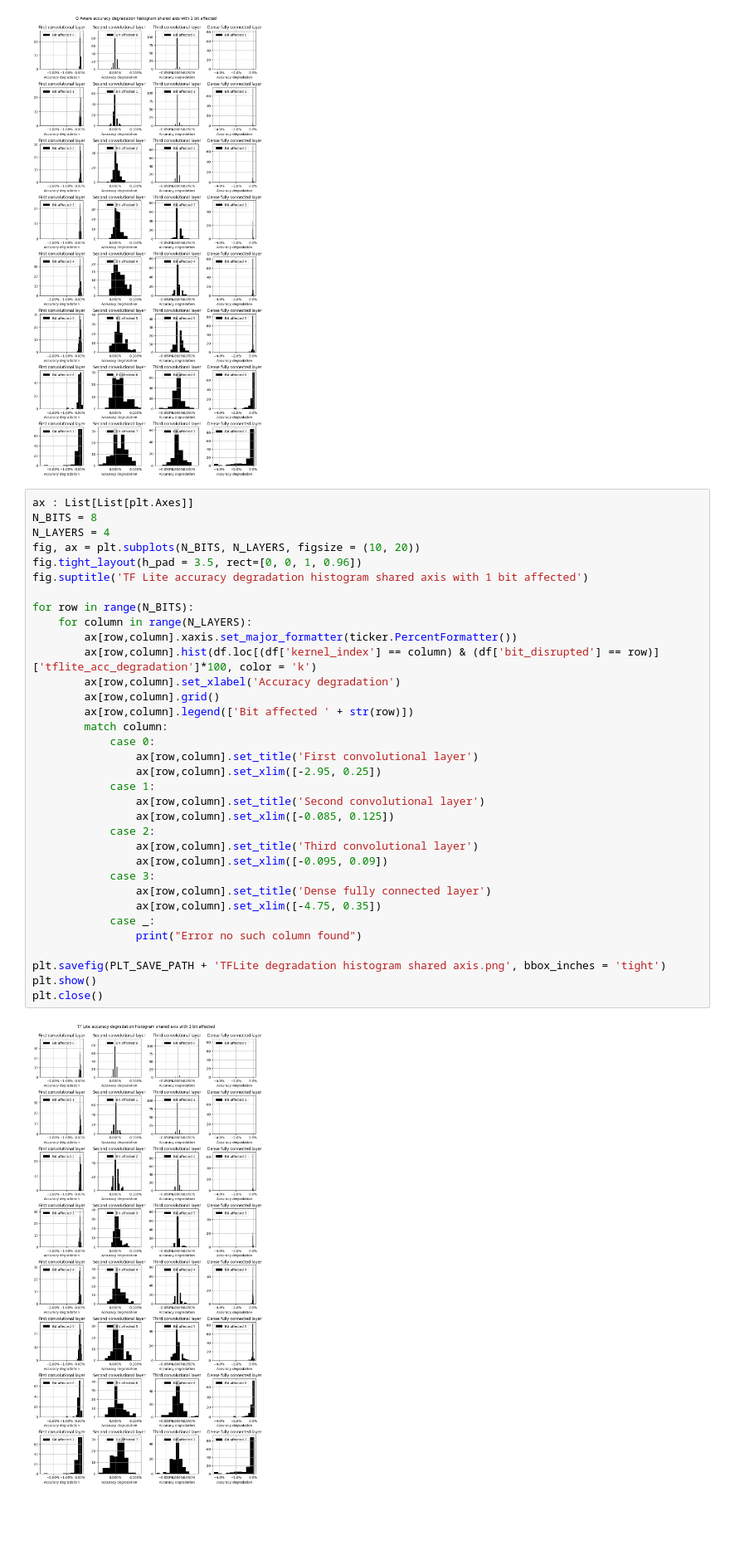
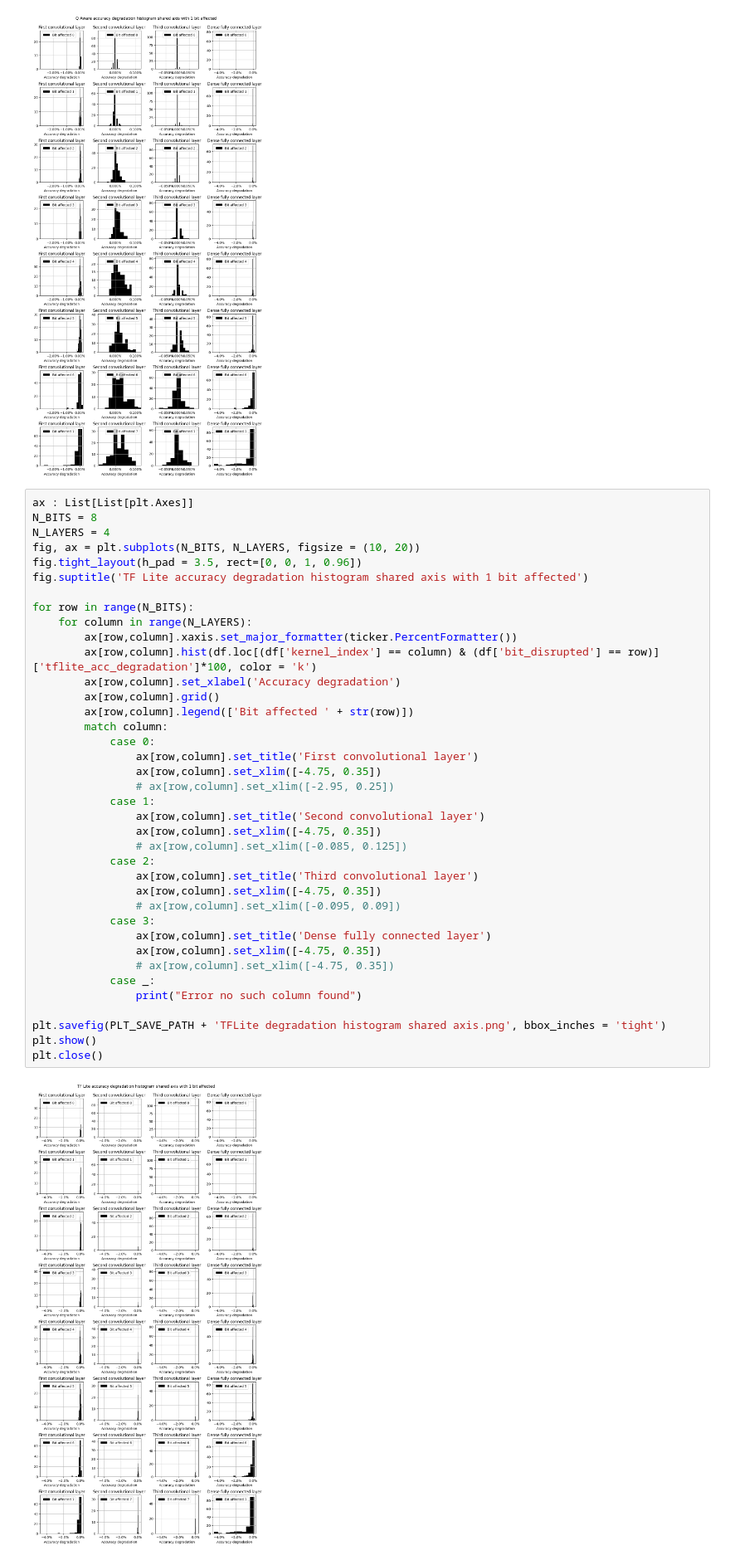
Before and after one commit to Rossbert/Master-Project-Quantization, a Jupyter notebook: Test_Quantization_Plot.ipynb, the cells around one changed output. Shown at 83% size. Saved outputs shown, nothing was run; the diff lists cells and outputs as text; blank space fills up the shorter version.

```diff
--- a/Test_Quantization_Plot.ipynb
+++ b/Test_Quantization_Plot.ipynb
@@ -496,34 +496,38 @@ ax : List[List[plt.Axes]]
 N_BITS = 8
 N_LAYERS = 4
 fig, ax = plt.subplots(N_BITS, N_LAYERS, figsize = (10, 20))
 fig.tight_layout(h_pad = 3.5, rect=[0, 0, 1, 0.96])
 fig.suptitle('TF Lite accuracy degradation histogram shared axis with 1 bit affected')
 
 for row in range(N_BITS):
     for column in range(N_LAYERS):
         ax[row,column].xaxis.set_major_formatter(ticker.PercentFormatter())
         ax[row,column].hist(df.loc[(df['kernel_index'] == column) & (df['bit_disrupted'] == row)]['tflite_acc_degradation']*100, color = 'k')
         ax[row,column].set_xlabel('Accuracy degradation')
         ax[row,column].grid()
         ax[row,column].legend(['Bit affected ' + str(row)])
         match column:
             case 0:
                 ax[row,column].set_title('First convolutional layer')
-                ax[row,column].set_xlim([-2.95, 0.25])
+                ax[row,column].set_xlim([-4.75, 0.35])
+                # ax[row,column].set_xlim([-2.95, 0.25])
             case 1:
                 ax[row,column].set_title('Second convolutional layer')
-                ax[row,column].set_xlim([-0.085, 0.125])
+                ax[row,column].set_xlim([-4.75, 0.35])
+                # ax[row,column].set_xlim([-0.085, 0.125])
             case 2:
                 ax[row,column].set_title('Third convolutional layer')
-                ax[row,column].set_xlim([-0.095, 0.09])
+                ax[row,column].set_xlim([-4.75, 0.35])
+                # ax[row,column].set_xlim([-0.095, 0.09])
             case 3:
                 ax[row,column].set_title('Dense fully connected layer')
                 ax[row,column].set_xlim([-4.75, 0.35])
+                # ax[row,column].set_xlim([-4.75, 0.35])
             case _:
                 print("Error no such column found")
 
 plt.savefig(PLT_SAVE_PATH + 'TFLite degradation histogram shared axis.png', bbox_inches = 'tight')
 plt.show()
 plt.close()
 # %% [output]
-[figure, old version]
+[figure, new version]
```
Also changed, not shown: 9 other files.
